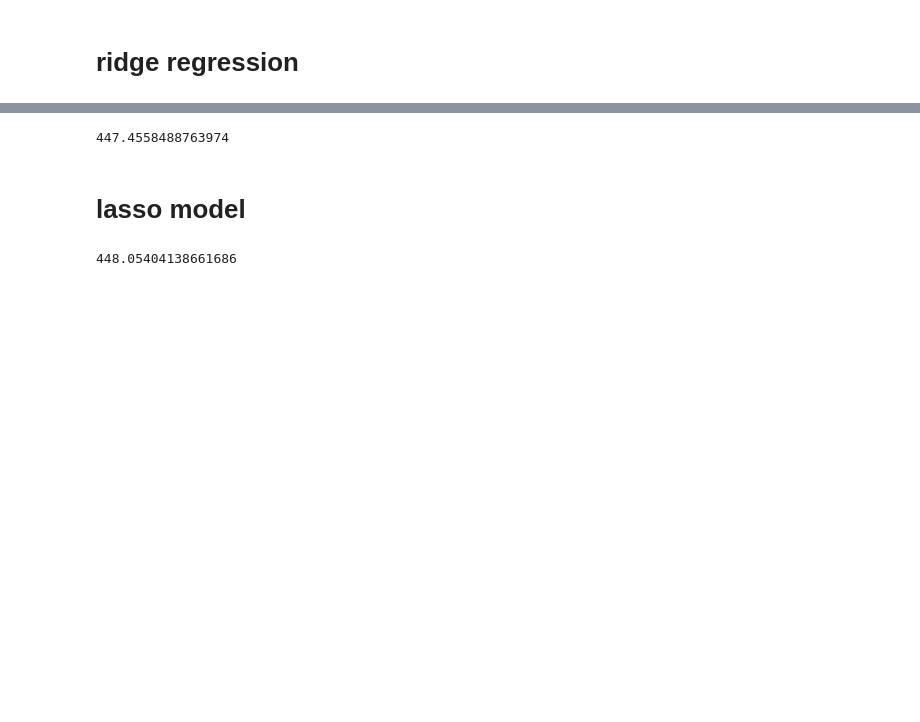
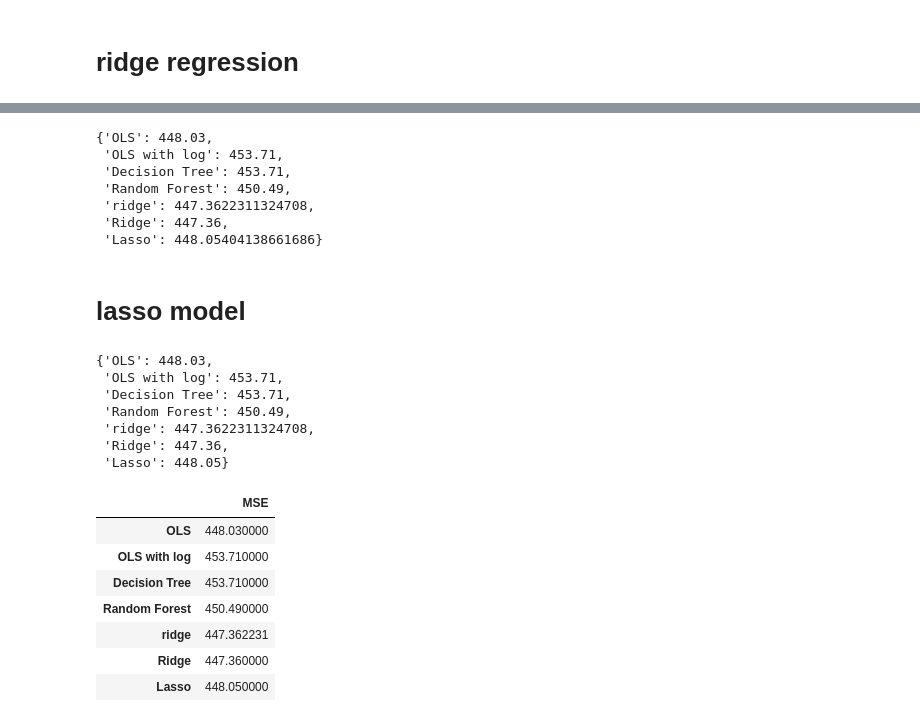
Before and after one commit to mehmoh/Canada-rental, a Jupyter notebook: Machine learning-2.ipynb, the cells around one changed output, grey strips where cells are left out. Drawn from its saved outputs; the diff is of its cells as text; code cells hidden in the pictures; blank space fills up the shorter version.

```diff
--- a/Machine learning-2.ipynb
+++ b/Machine learning-2.ipynb
@@ -312,5 +300,8 @@ model_cross.fit(X_train,y_train)
 DecisionTreeRegressor(ccp_alpha=11647.355982, random_state=0)
 # %%
 y_hat=model_cross.predict(X_test)
-print(mean_squared_error(y_test, y_hat))
+mean_squared_error(y_test, y_hat)
+mse_Decision_tree=np.sqrt(sqr).round(2)
+mse['Decision Tree']=mse_Decision_tree
+mse
 # %% [output]
@@ -381,5 +368,8 @@ RandomForestRegressor(max_features=0.6, n_estimators=600, n_jobs=-1,
                       random_state=0)
 # %%
 y_hat=RandForest.predict(X_test)
-print(mean_squared_error(y_test, y_hat))
+mm=mean_squared_error(y_test, y_hat)
+mse_random_forest=np.sqrt(mm).round(2)
+mse['Random Forest']=mse_random_forest
+mse
 # %% [output]
@@ -421,9 +410,17 @@ reg_model=regr_cv.fit(X_train, y_train)
 # %%
 y_hat=reg_model.predict(X_test)
 sqr=mean_squared_error(y_test, y_hat)
-np.sqrt(sqr)
+mse_ridge=np.sqrt(sqr).round(2)
+mse['Ridge']=mse_ridge
+mse
 # %% [output]
-447.4558488763974
+{'OLS': 448.03,
+ 'OLS with log': 453.71,
+ 'Decision Tree': 453.71,
+ 'Random Forest': 450.49,
+ 'ridge': 447.3622311324708,
+ 'Ridge': 447.36,
+ 'Lasso': 448.05404138661686}
 # %% [markdown]
 # lasso model
 # %%
@@ -435,6 +432,25 @@ Tuned_RandForest = GridSearchCV(estimator=Lasso, param_grid=param_grid, scoring=
 Tuned_RandForest.fit(X_train,y_train)
 y_hat=Tuned_RandForest.predict(X_test)
 sqr=mean_squared_error(y_test, y_hat)
-np.sqrt(sqr)
+mse_lasso=np.sqrt(sqr).round(2)
+mse['Lasso']=mse_lasso
+mse
 # %% [output]
-448.05404138661686
+{'OLS': 448.03,
+ 'OLS with log': 453.71,
+ 'Decision Tree': 453.71,
+ 'Random Forest': 450.49,
+ 'ridge': 447.3622311324708,
+ 'Ridge': 447.36,
+ 'Lasso': 448.05}
+# %%
+pd.DataFrame.from_dict(mse,orient='index', columns=['MSE'])
+# %% [output]
+|  | MSE |
+| OLS | 448.030000 |
+| OLS with log | 453.710000 |
+| Decision Tree | 453.710000 |
+| Random Forest | 450.490000 |
+| ridge | 447.362231 |
+| Ridge | 447.360000 |
+| Lasso | 448.050000 |
```
Also changed, not shown: parts of 11 cells of this notebook, 7 other files.
